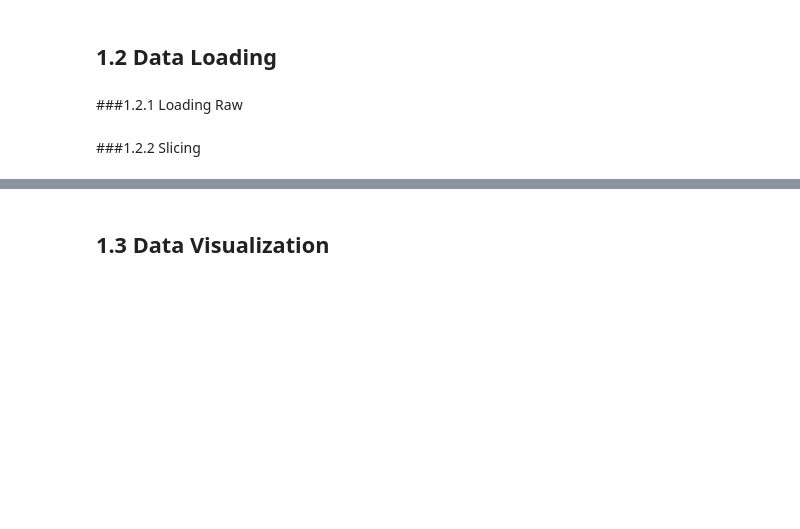
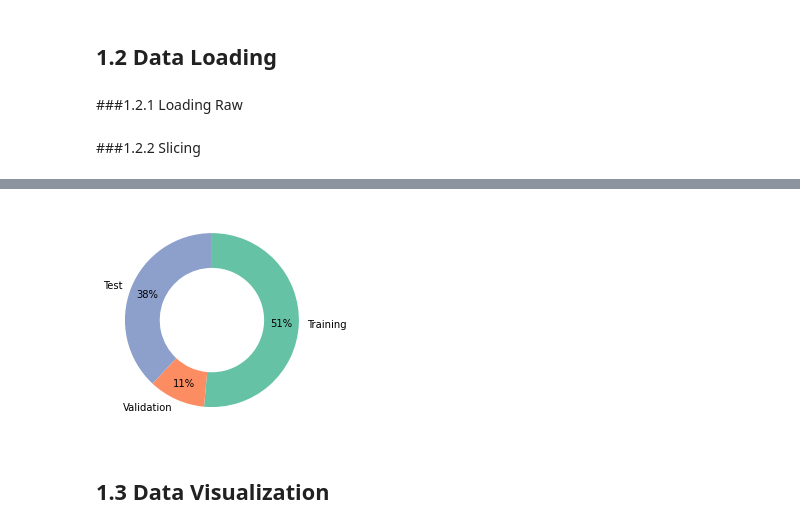
Before and after one commit to serafinazhang/Urban-Sound-Classification, a Jupyter notebook: Urban_Sound_Classification_Code_Book.ipynb, the cells around one changed output, grey strips where cells are left out. Drawn from its saved outputs; the diff is of its cells as text; code cells hidden in the pictures; blank space fills up the shorter version.

```diff
--- a/Urban_Sound_Classification_Code_Book.ipynb
+++ b/Urban_Sound_Classification_Code_Book.ipynb
@@ -184,2 +216,9 @@ valid_meta_split = pd.read_csv('/content/drive/MyDrive/machine learning/valid_me
+# %%
+ax = sns.set_palette('Set2')
+plt.pie(dis['Count'], startangle = 90, counterclock = False, wedgeprops = {'width': 0.4}, autopct='%1.0f%%', pctdistance=0.8, labels = dis['Data'])
+plt.figure
+plt.savefig('dis.eps', bbox_inches='tight', pad_inches=0.0)
+# %% [output]
+[figure, added]
 # %% [markdown]
 ## 1.3 Data Visualization
```
Also changed, not shown: parts of 176 cells of this notebook.
